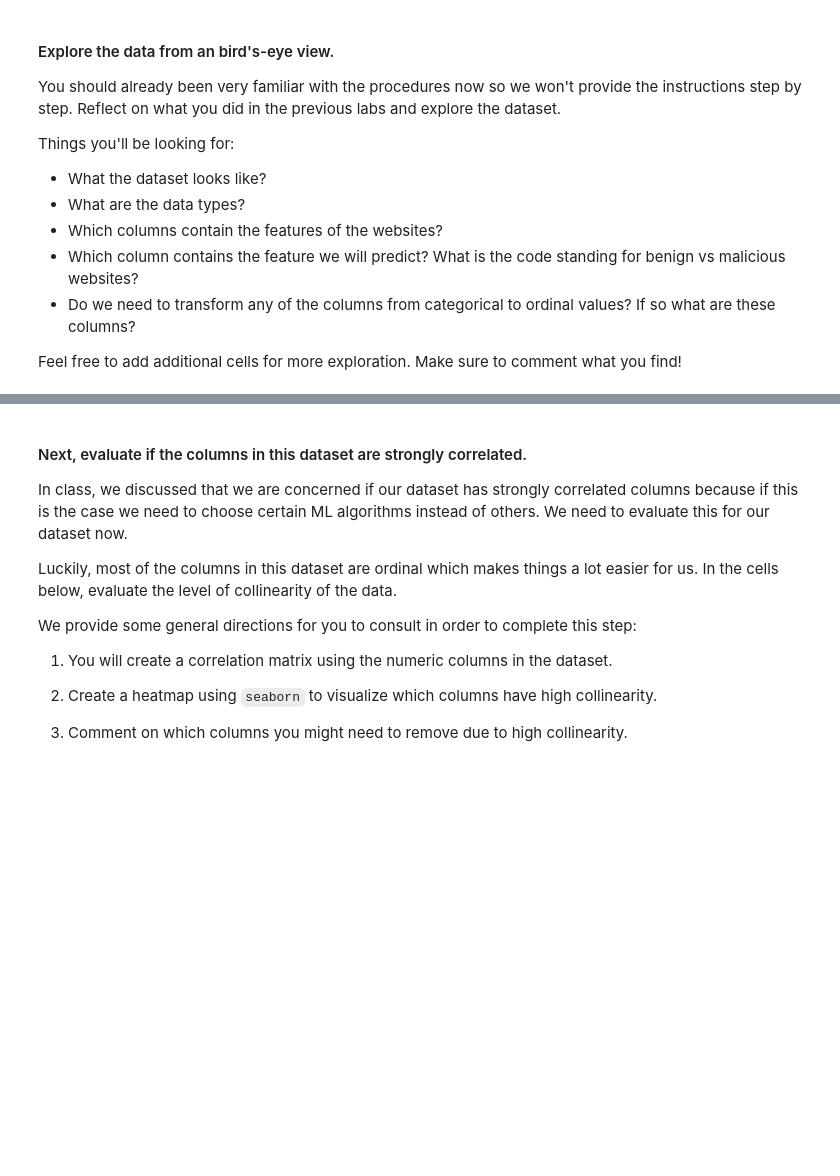
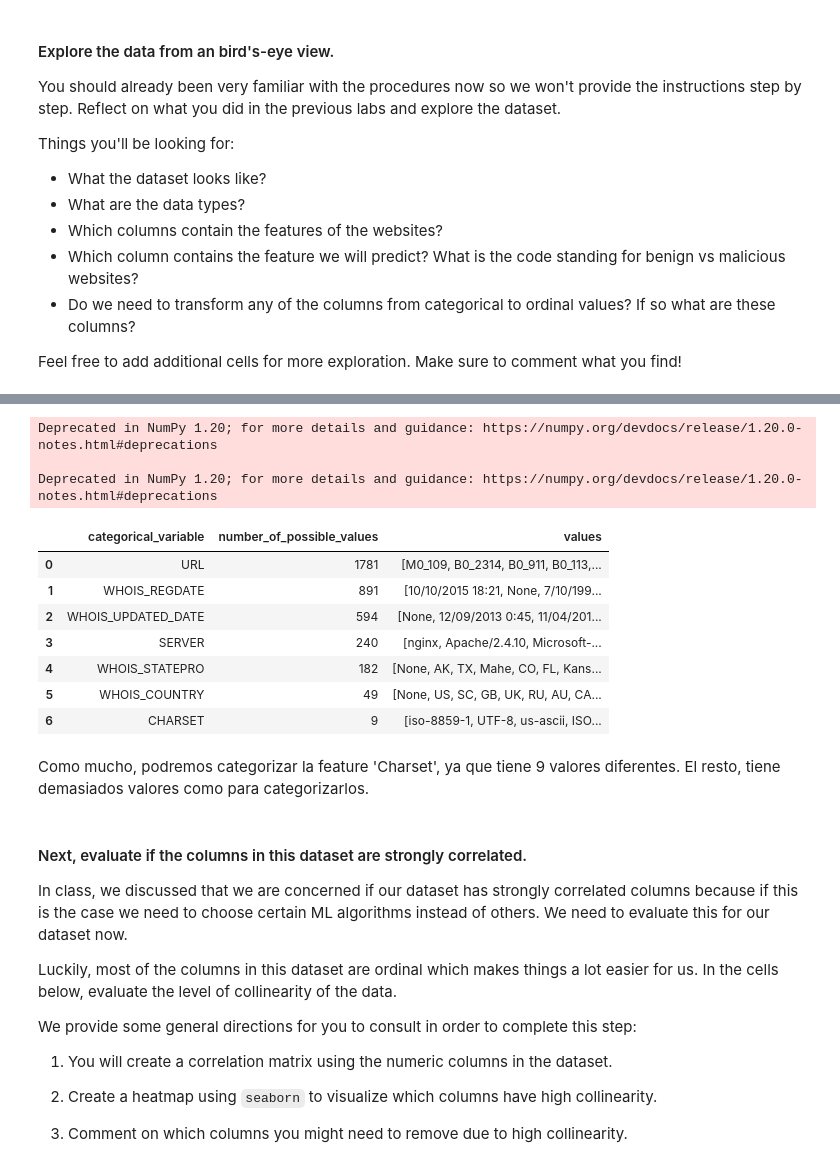
Before and after one commit to ivanrepi/dataptmad1121_labs, a Jupyter notebook: module-3/supervised-learning/your-code/main.ipynb, the cells around one changed output, grey strips where cells are left out. Cells and saved outputs as stored; diff of their text form; code cells hidden in the pictures; blank space fills up the shorter version.

```diff
--- a/module-3/supervised-learning/your-code/main.ipynb
+++ b/module-3/supervised-learning/your-code/main.ipynb
@@ -58,0 +77,30 @@ Feel free to add additional cells for more exploration. Make sure to comment wha
+# %%
+cat_cols = list((websites.select_dtypes(exclude=[np.number])).columns)
+num_cols = list((websites.select_dtypes(include=[np.float,np.int])).columns)
+# %% [output]
+Deprecated in NumPy 1.20; for more details and guidance: https://numpy.org/devdocs/release/1.20.0-notes.html#deprecations
+
+Deprecated in NumPy 1.20; for more details and guidance: https://numpy.org/devdocs/release/1.20.0-notes.html#deprecations
+# %%
+cat_cols = list((websites.select_dtypes(exclude=[np.number])).columns)
+cat_list = []
+for col in cat_cols:
+    cat = websites[col].unique()
+    cat_num = len(cat)
+    cat_dict = {"categorical_variable":col,
+                "number_of_possible_values":cat_num,
+                "values":cat}
+    cat_list.append(cat_dict)
+
+categories = pd.DataFrame(cat_list).sort_values(by="number_of_possible_values",
+                                                ascending=False).reset_index(drop=True)
+categories
+# %% [output]
+|  | categorical_variable | number_of_possible_values | values |
+| 0 | URL | 1781 | [M0_109, B0_2314, B0_911, B0_113,... |
+| 1 | WHOIS_REGDATE | 891 | [10/10/2015 18:21, None, 7/10/199... |
+| 2 | WHOIS_UPDATED_DATE | 594 | [None, 12/09/2013 0:45, 11/04/201... |
+| 3 | SERVER | 240 | [nginx, Apache/2.4.10, Microsoft-... |
+| 4 | WHOIS_STATEPRO | 182 | [None, AK, TX, Mahe, CO, FL, Kans... |
+| 5 | WHOIS_COUNTRY | 49 | [None, US, SC, GB, UK, RU, AU, CA... |
+| 6 | CHARSET | 9 | [iso-8859-1, UTF-8, us-ascii, ISO... |
@@ -59,3 +110,5 @@ Feel free to add additional cells for more exploration. Make sure to comment wha
+# %% [markdown]
+Como mucho, podremos categorizar la feature 'Charset', ya que tiene 9 valores diferentes. El resto, tiene demasiados valores como para categorizarlos.
 # %% [markdown]
 #### Next, evaluate if the columns in this dataset are strongly correlated.
 
```
Also changed, not shown: parts of 24 cells of this notebook.
